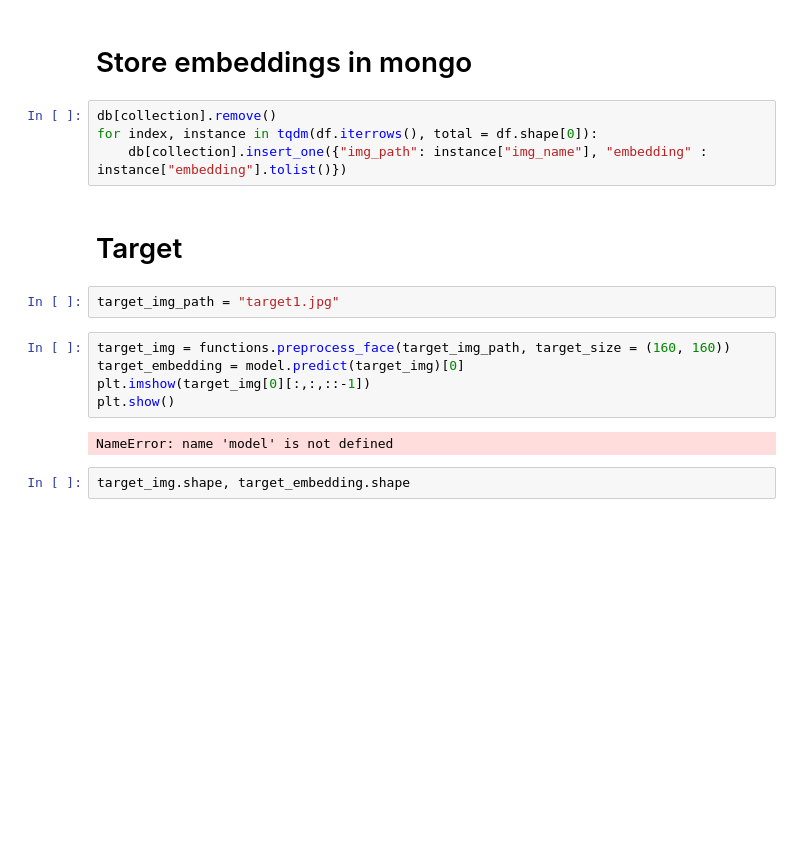
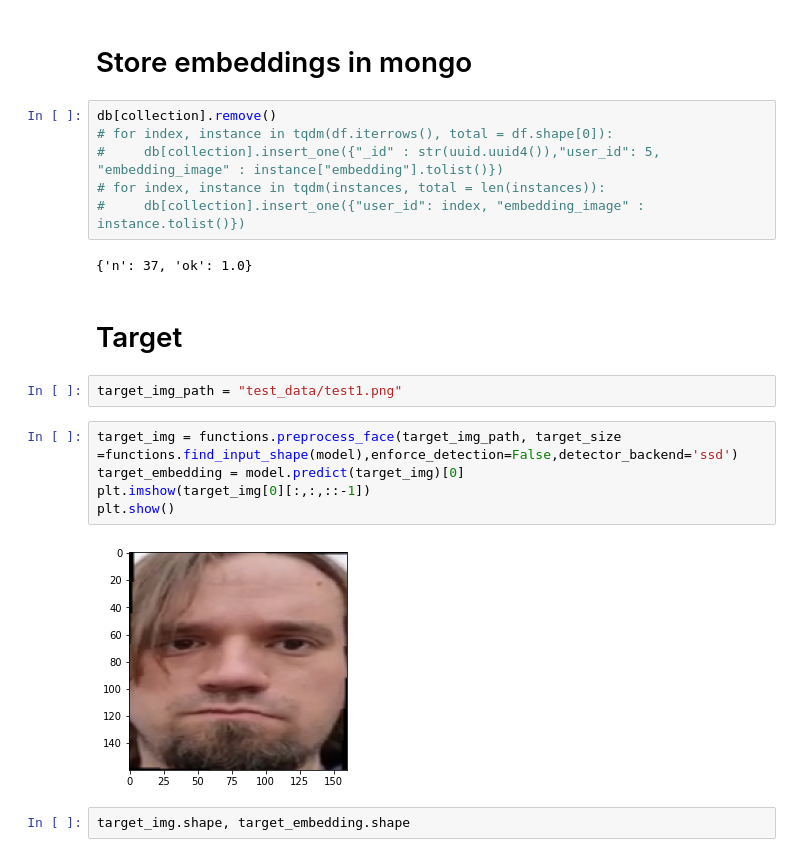
Before and after one commit to sevheng/deepface-testing, a Jupyter notebook: mongoDB-Face-Recognition.ipynb, the cells around one changed output. Cells and saved outputs as stored; diff of their text form; blank space fills up the shorter version.

```diff
--- a/mongoDB-Face-Recognition.ipynb
+++ b/mongoDB-Face-Recognition.ipynb
@@ -62,19 +55,23 @@ db = client[database]
 # Store embeddings in mongo
 # %%
 db[collection].remove()
-for index, instance in tqdm(df.iterrows(), total = df.shape[0]):
-    db[collection].insert_one({"img_path": instance["img_name"], "embedding" : instance["embedding"].tolist()})
+# for index, instance in tqdm(df.iterrows(), total = df.shape[0]):
+#     db[collection].insert_one({"_id" : str(uuid.uuid4()),"user_id": 5, "embedding_image" : instance["embedding"].tolist()})
+# for index, instance in tqdm(instances, total = len(instances)):
+#     db[collection].insert_one({"user_id": index, "embedding_image" : instance.tolist()})
+# %% [output]
+{'n': 37, 'ok': 1.0}
 # %% [markdown]
 # Target
-# %%
-target_img_path = "target1.jpg"
+# %%
+target_img_path = "test_data/test1.png"
 # %%
-target_img = functions.preprocess_face(target_img_path, target_size = (160, 160))
+target_img = functions.preprocess_face(target_img_path, target_size =functions.find_input_shape(model),enforce_detection=False,detector_backend='ssd')
 target_embedding = model.predict(target_img)[0]
 plt.imshow(target_img[0][:,:,::-1])
 plt.show()
 # %% [output]
-NameError: name 'model' is not defined
+[figure, added]
 # %%
 target_img.shape, target_embedding.shape
 # %% [output]
```
Also changed, not shown: parts of 9 cells of this notebook, 6 other files.
